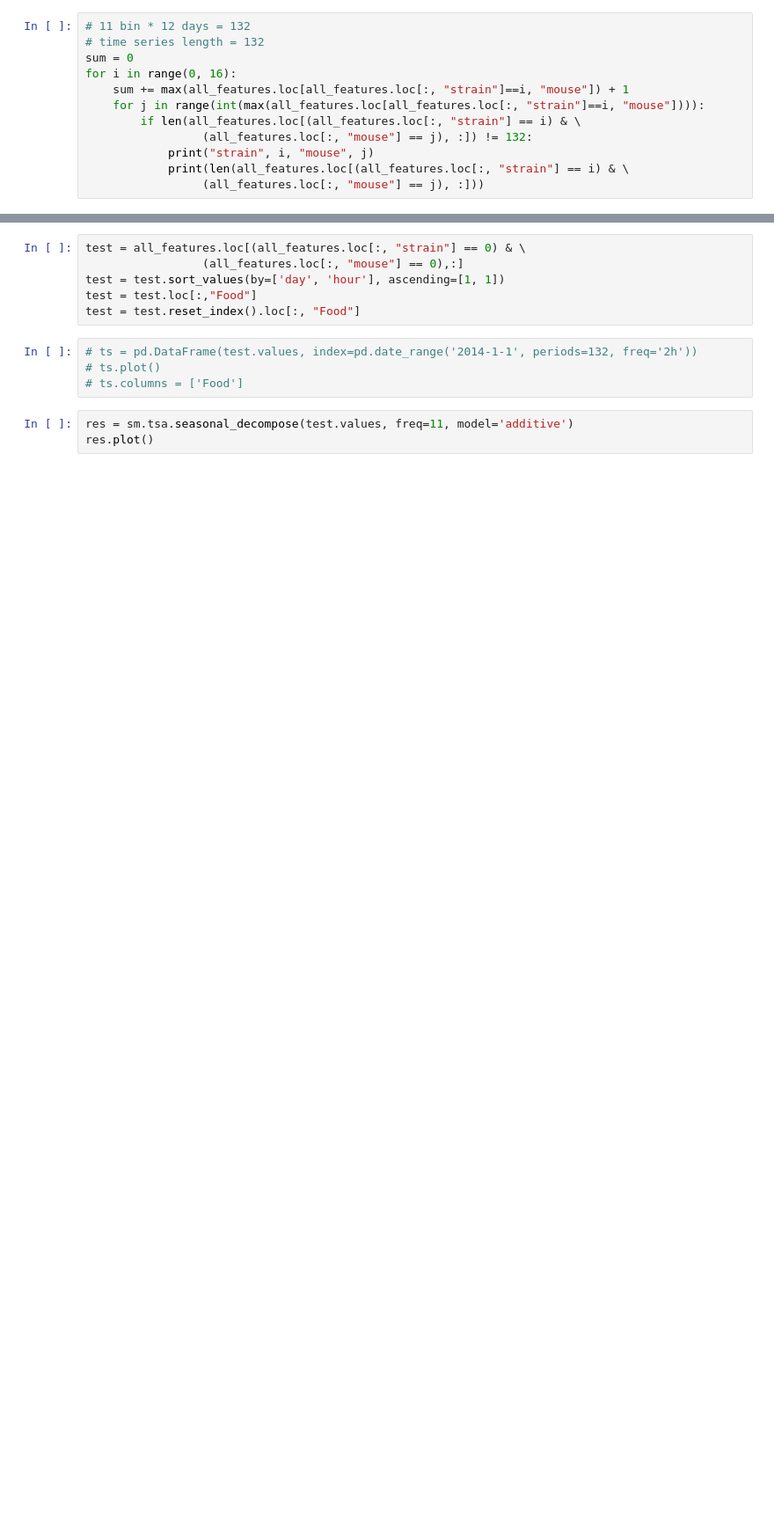
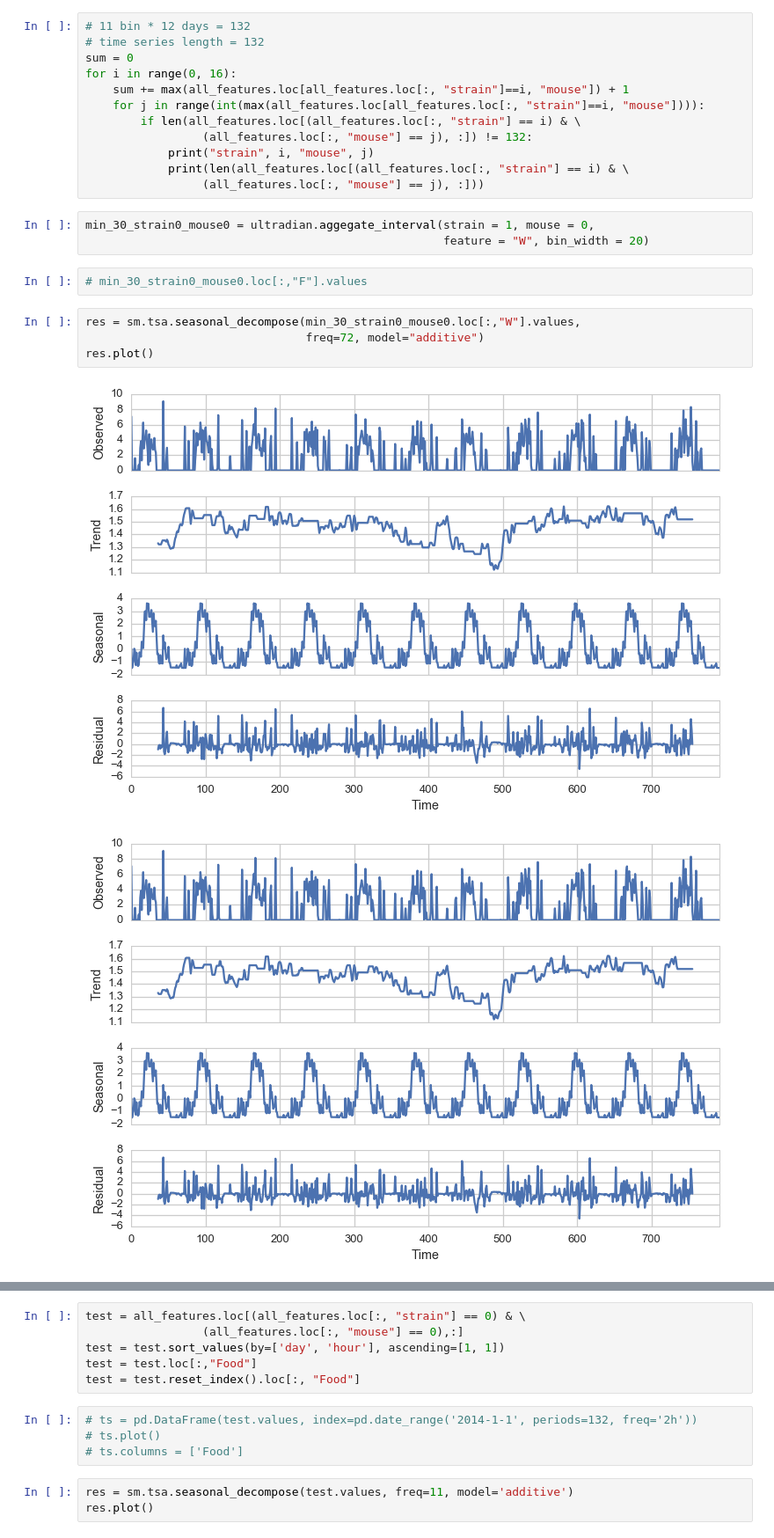
Before and after one commit to richiefeng/mousestyles, a Jupyter notebook: mousestyles/ultradian/seasonal_decomposition.ipynb, the cells around one changed output, grey strips where cells are left out. Shown at 88% size. Cells and saved outputs as stored; diff of their text form; blank space fills up the shorter version.

```diff
--- a/mousestyles/ultradian/seasonal_decomposition.ipynb
+++ b/mousestyles/ultradian/seasonal_decomposition.ipynb
@@ -48,3 +50,15 @@ for i in range(0, 16):
             print("strain", i, "mouse", j)
             print(len(all_features.loc[(all_features.loc[:, "strain"] == i) & \
                  (all_features.loc[:, "mouse"] == j), :]))
+# %%
+min_30_strain0_mouse0 = ultradian.aggegate_interval(strain = 1, mouse = 0,
+                                                    feature = "W", bin_width = 20)
+# %%
+# min_30_strain0_mouse0.loc[:,"F"].values
+# %%
+res = sm.tsa.seasonal_decompose(min_30_strain0_mouse0.loc[:,"W"].values,
+                                freq=72, model="additive")
+res.plot()
+# %% [output]
+[figure, added]
+[figure, added]
```
Also changed, not shown: parts of 22 cells of this notebook.
